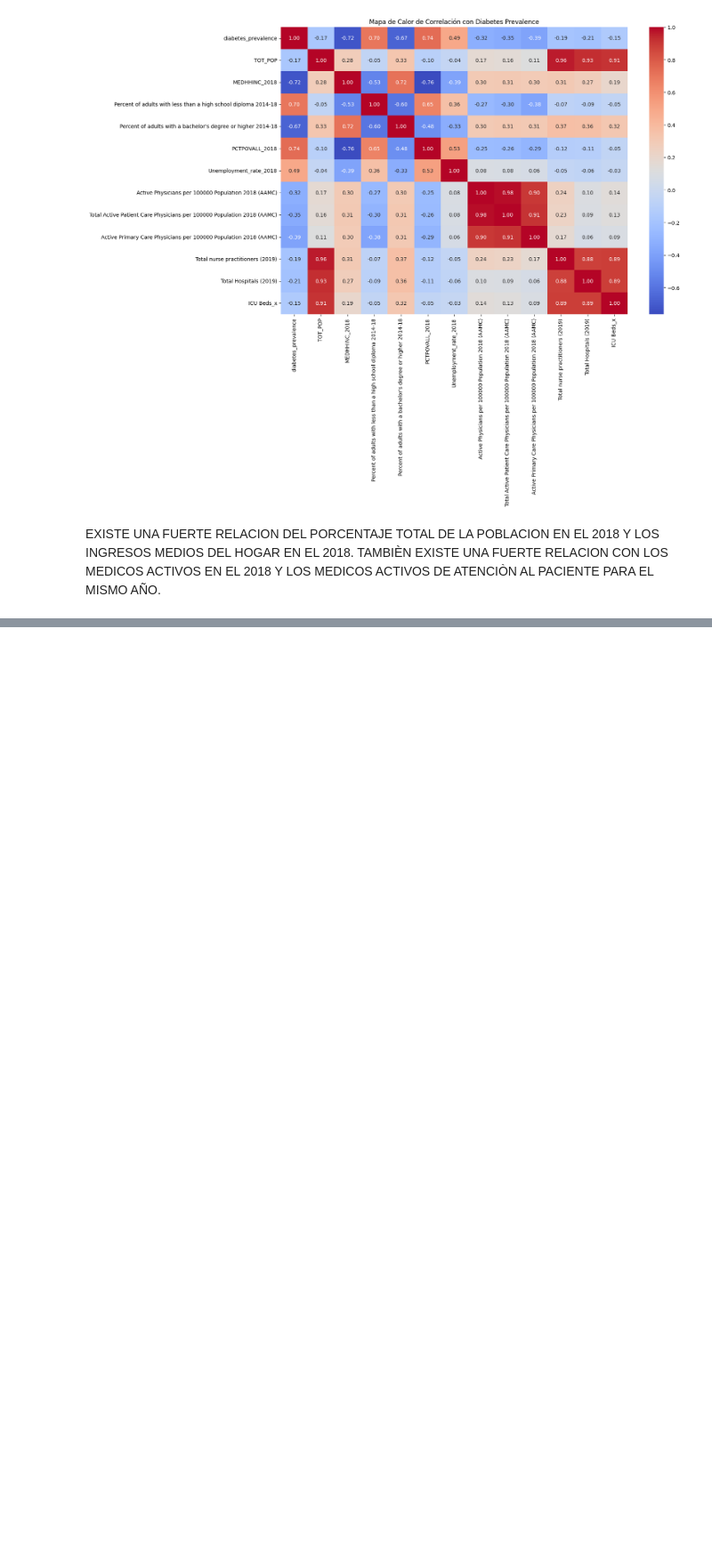
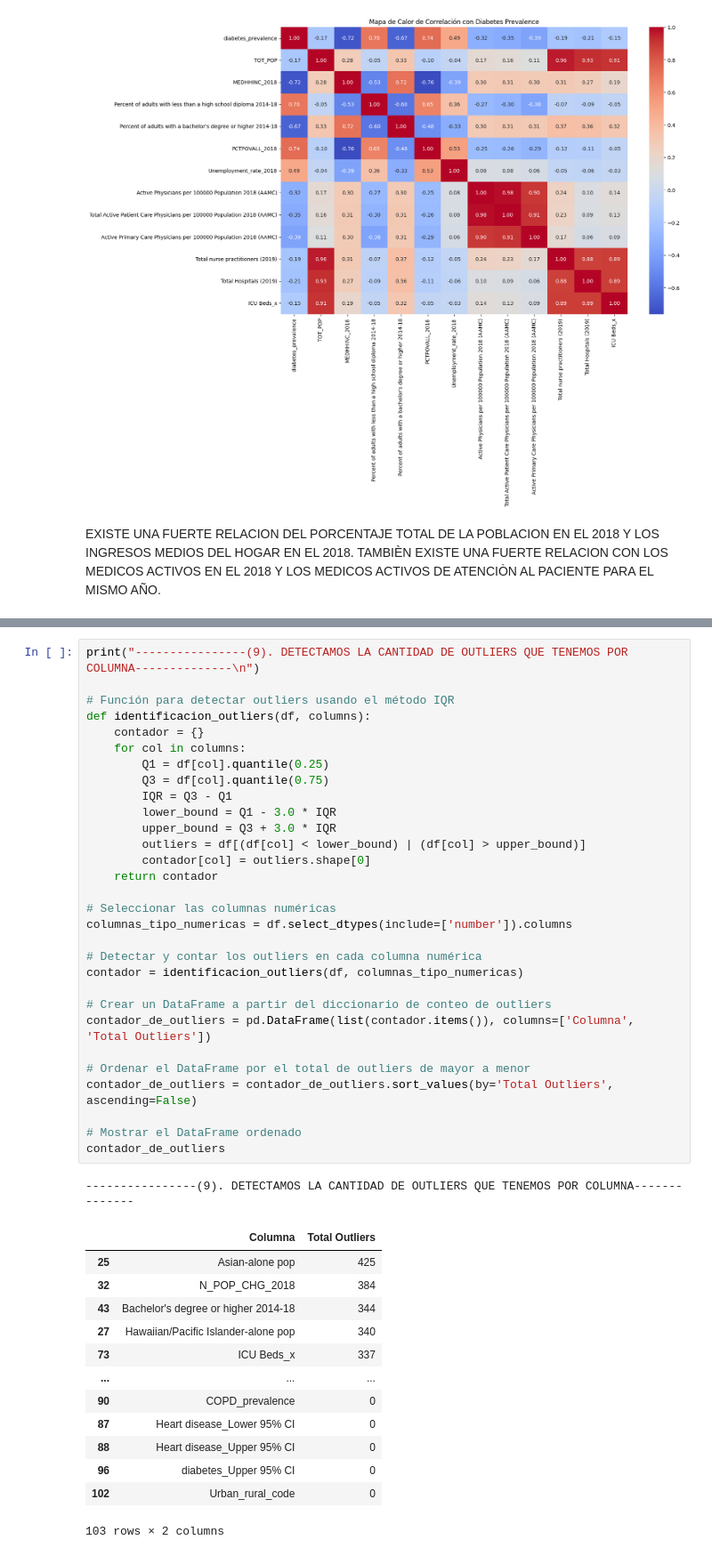
Before and after one commit to 4GeeksAcademy/Proyecto-regresion-lineal-regularizada-Jorge3127, a Jupyter notebook: src/explore.ipynb, the cells around one changed output, grey strips where cells are left out. Shown at 89% size. Drawn from its saved outputs; the diff is of its cells as text; blank space fills up the shorter version.

```diff
--- a/src/explore.ipynb
+++ b/src/explore.ipynb
@@ -317,0 +282,45 @@ df.head()
+# %%
+print("----------------(9). DETECTAMOS LA CANTIDAD DE OUTLIERS QUE TENEMOS POR COLUMNA--------------\n")
+
+# Función para detectar outliers usando el método IQR
+def identificacion_outliers(df, columns):
+    contador = {}
+    for col in columns:
+        Q1 = df[col].quantile(0.25)
+        Q3 = df[col].quantile(0.75)
+        IQR = Q3 - Q1
+        lower_bound = Q1 - 3.0 * IQR
+        upper_bound = Q3 + 3.0 * IQR
+        outliers = df[(df[col] < lower_bound) | (df[col] > upper_bound)]
+        contador[col] = outliers.shape[0]
+    return contador
+
+# Seleccionar las columnas numéricas
+columnas_tipo_numericas = df.select_dtypes(include=['number']).columns
+
+# Detectar y contar los outliers en cada columna numérica
+contador = identificacion_outliers(df, columnas_tipo_numericas)
+
+# Crear un DataFrame a partir del diccionario de conteo de outliers
+contador_de_outliers = pd.DataFrame(list(contador.items()), columns=['Columna', 'Total Outliers'])
+
+# Ordenar el DataFrame por el total de outliers de mayor a menor
+contador_de_outliers = contador_de_outliers.sort_values(by='Total Outliers', ascending=False)
+
+# Mostrar el DataFrame ordenado
+contador_de_outliers
+# %% [output]
+----------------(9). DETECTAMOS LA CANTIDAD DE OUTLIERS QUE TENEMOS POR COLUMNA--------------
+|  | Columna | Total Outliers |
+| 25 | Asian-alone pop | 425 |
+| 32 | N_POP_CHG_2018 | 384 |
+| 43 | Bachelor's degree or higher 2014-18 | 344 |
+| 27 | Hawaiian/Pacific Islander-alone pop | 340 |
+| 73 | ICU Beds_x | 337 |
+| ... | ... | ... |
+| 90 | COPD_prevalence | 0 |
+| 87 | Heart disease_Lower 95% CI | 0 |
+| 88 | Heart disease_Upper 95% CI | 0 |
+| 96 | diabetes_Upper 95% CI | 0 |
+| 102 | Urban_rural_code | 0 |
+103 rows × 2 columns
```
Also changed, not shown: parts of 31 cells of this notebook.
